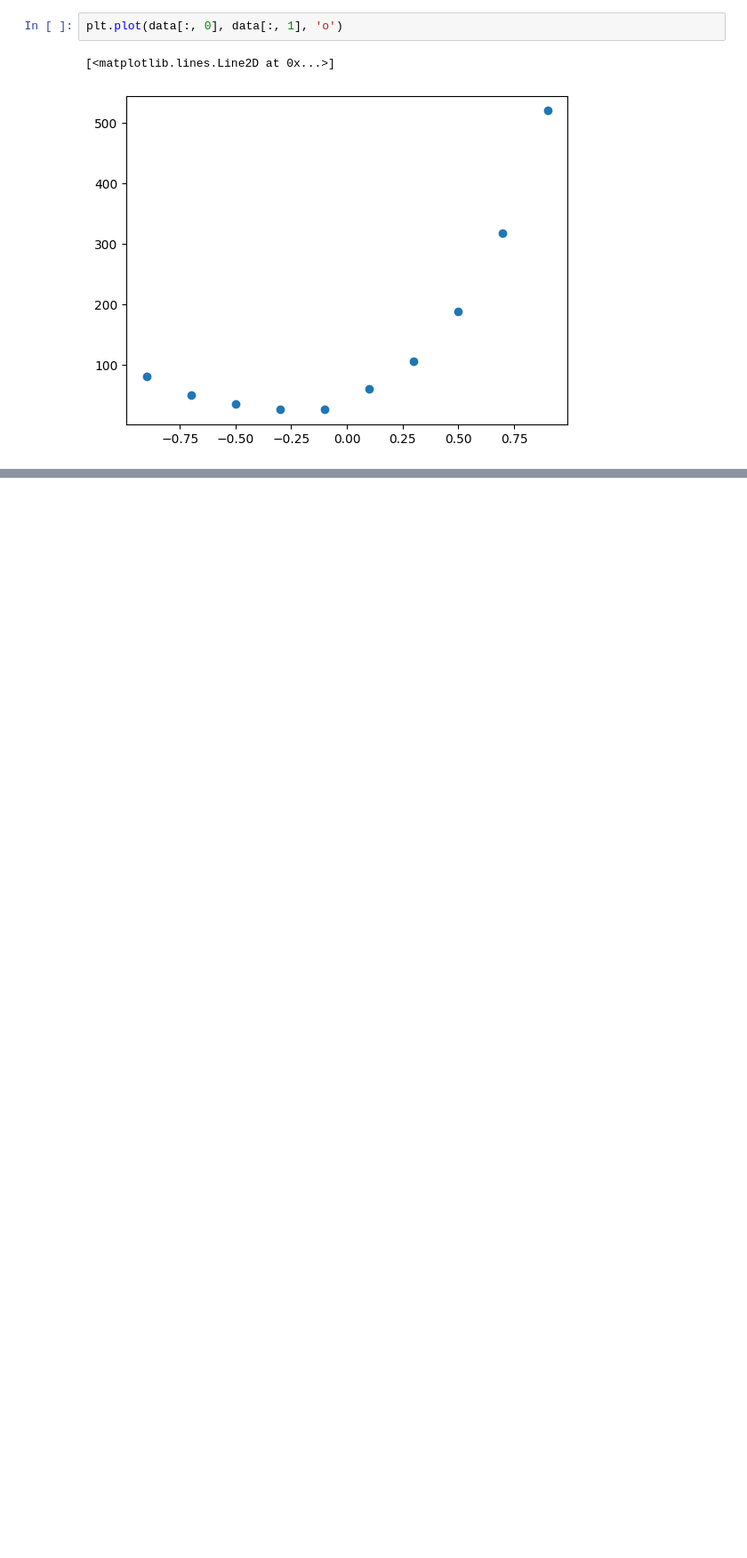
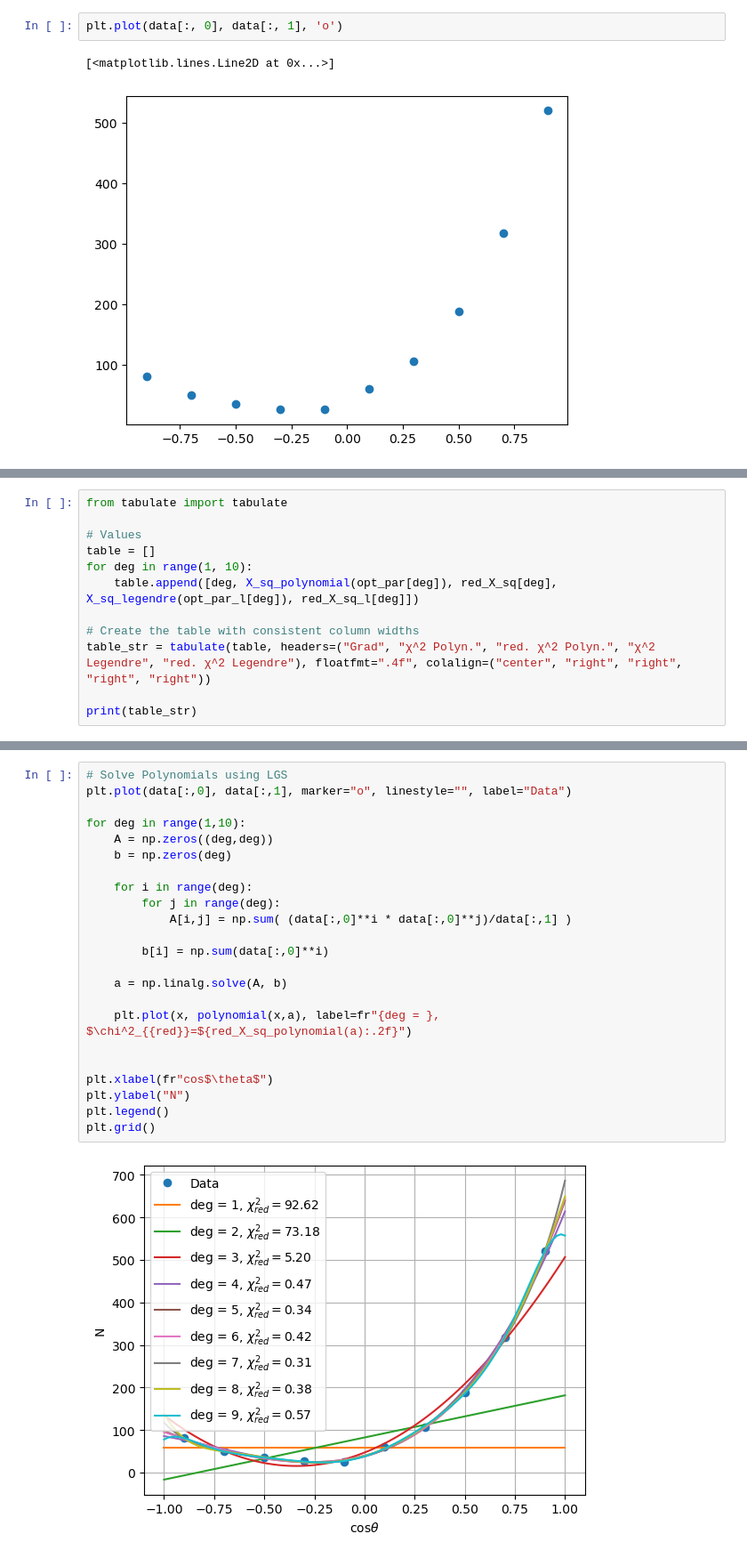
Before and after one commit to Cremetorte/CompPhyPraktikum2425, a Jupyter notebook: Thema5_Sim_Fit_exp_Daten/Aufgabe3.ipynb, the cells around one changed output, grey strips where cells are left out. Shown: that part at 89% size. Cells and saved outputs as stored; diff of their text form; blank space fills up the shorter version.

```diff
--- a/Thema5_Sim_Fit_exp_Daten/Aufgabe3.ipynb
+++ b/Thema5_Sim_Fit_exp_Daten/Aufgabe3.ipynb
@@ -28,0 +127,12 @@ for degree in range(5):
+# %%
+from tabulate import tabulate
+
+# Values
+table = []
+for deg in range(1, 10):
+    table.append([deg, X_sq_polynomial(opt_par[deg]), red_X_sq[deg], X_sq_legendre(opt_par_l[deg]), red_X_sq_l[deg]])
+
+# Create the table with consistent column widths
+table_str = tabulate(table, headers=("Grad", "χ^2 Polyn.", "red. χ^2 Polyn.", "χ^2 Legendre", "red. χ^2 Legendre"), floatfmt=".4f", colalign=("center", "right", "right", "right", "right"))
+
+print(table_str)
@@ -28,0 +151,25 @@ for degree in range(5):
+# %%
+# Solve Polynomials using LGS
+plt.plot(data[:,0], data[:,1], marker="o", linestyle="", label="Data")
+
+for deg in range(1,10):
+    A = np.zeros((deg,deg))
+    b = np.zeros(deg)
+
+    for i in range(deg):
+        for j in range(deg):
+            A[i,j] = np.sum( (data[:,0]**i * data[:,0]**j)/data[:,1] )
+
+        b[i] = np.sum(data[:,0]**i)
+
+    a = np.linalg.solve(A, b)
+
+    plt.plot(x, polynomial(x,a), label=fr"{deg = }, $\chi^2_{{red}}=${red_X_sq_polynomial(a):.2f}")
+
+
+plt.xlabel(fr"cos$\theta$")
+plt.ylabel("N")
+plt.legend()
+plt.grid()
+# %% [output]
+[figure, added]
```
Also changed, not shown: parts of 7 cells of this notebook, 1 other file.
